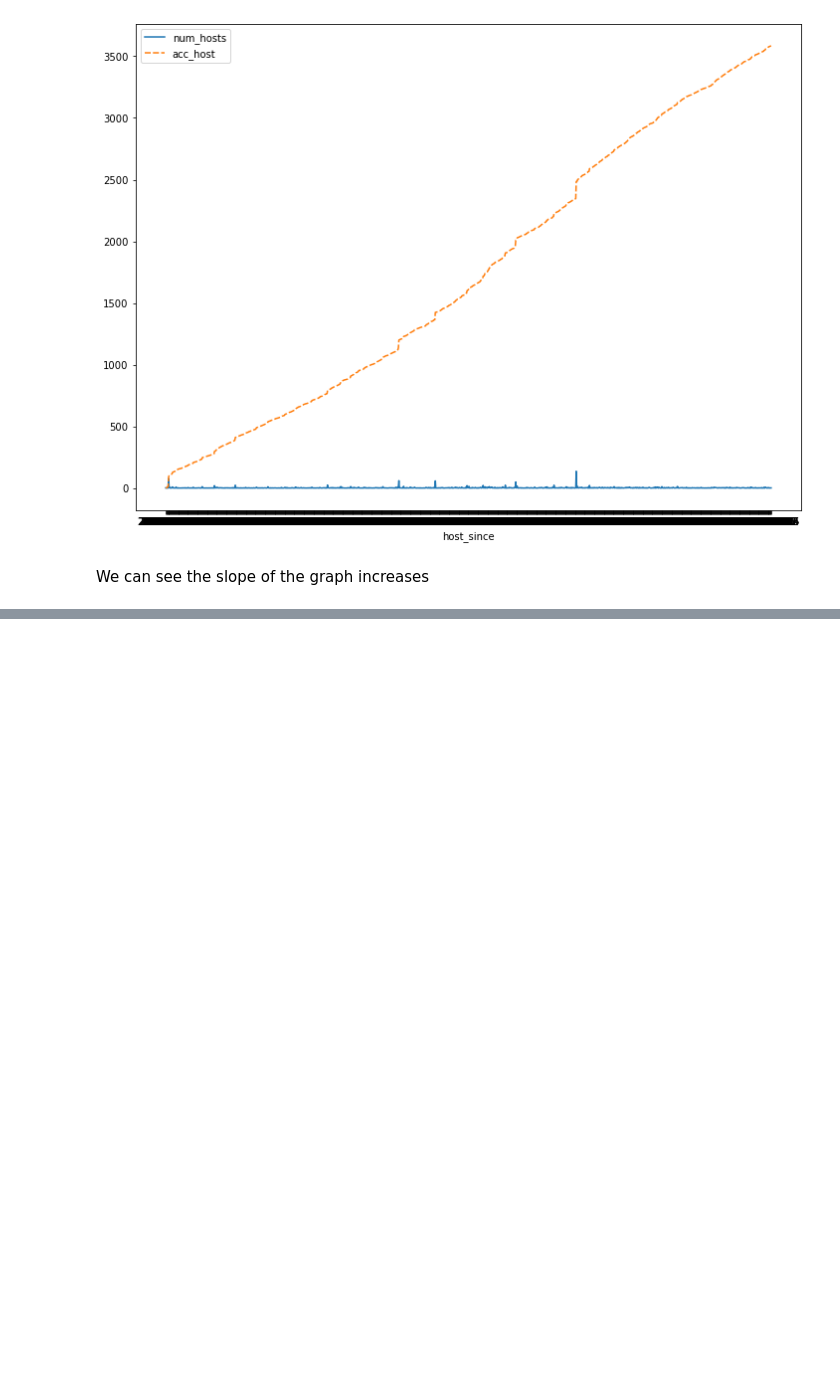
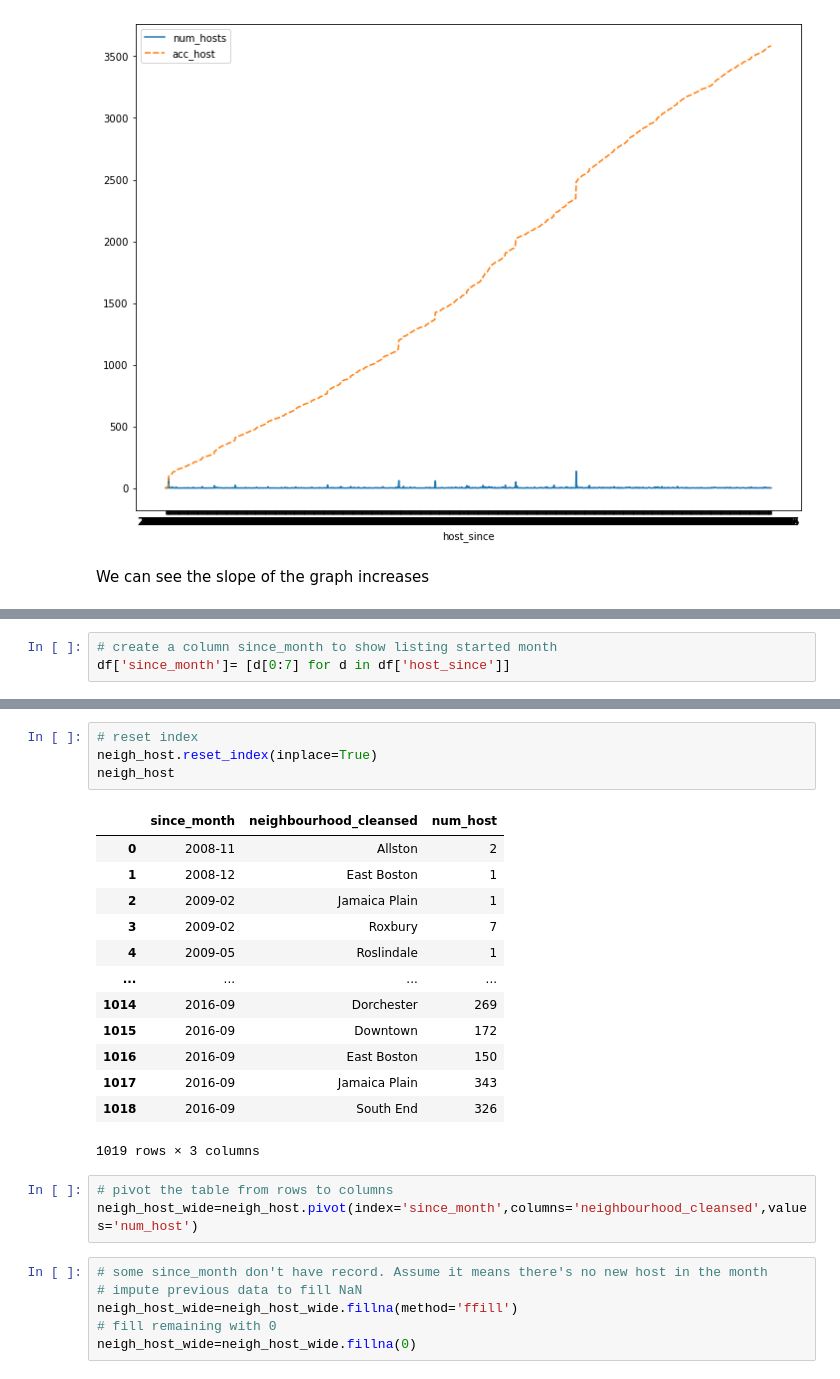
Before and after one commit to gloriagong001/Boston-Airbnb-Analysis, a Jupyter notebook: boston-airbnb.ipynb, the cells around one changed output, grey strips where cells are left out. Saved outputs shown, nothing was run; the diff lists cells and outputs as text; blank space fills up the shorter version.

```diff
--- a/boston-airbnb.ipynb
+++ b/boston-airbnb.ipynb
@@ -315,0 +318,3 @@ sns.lineplot(data=num_host)
+# %%
+# create a column since_month to show listing started month
+df['since_month']= [d[0:7] for d in df['host_since']]
@@ -315,0 +347,27 @@ sns.lineplot(data=num_host)
+# %%
+# reset index
+neigh_host.reset_index(inplace=True)
+neigh_host
+# %% [output]
+|  | since_month | neighbourhood_cleansed | num_host |
+| 0 | 2008-11 | Allston | 2 |
+| 1 | 2008-12 | East Boston | 1 |
+| 2 | 2009-02 | Jamaica Plain | 1 |
+| 3 | 2009-02 | Roxbury | 7 |
+| 4 | 2009-05 | Roslindale | 1 |
+| ... | ... | ... | ... |
+| 1014 | 2016-09 | Dorchester | 269 |
+| 1015 | 2016-09 | Downtown | 172 |
+| 1016 | 2016-09 | East Boston | 150 |
+| 1017 | 2016-09 | Jamaica Plain | 343 |
+| 1018 | 2016-09 | South End | 326 |
+1019 rows × 3 columns
+# %%
+# pivot the table from rows to columns
+neigh_host_wide=neigh_host.pivot(index='since_month',columns='neighbourhood_cleansed',values='num_host')
+# %%
+# some since_month don't have record. Assume it means there's no new host in the month
+# impute previous data to fill NaN
+neigh_host_wide=neigh_host_wide.fillna(method='ffill')
+# fill remaining with 0
+neigh_host_wide=neigh_host_wide.fillna(0)
```
Also changed, not shown: parts of 4 cells of this notebook.
